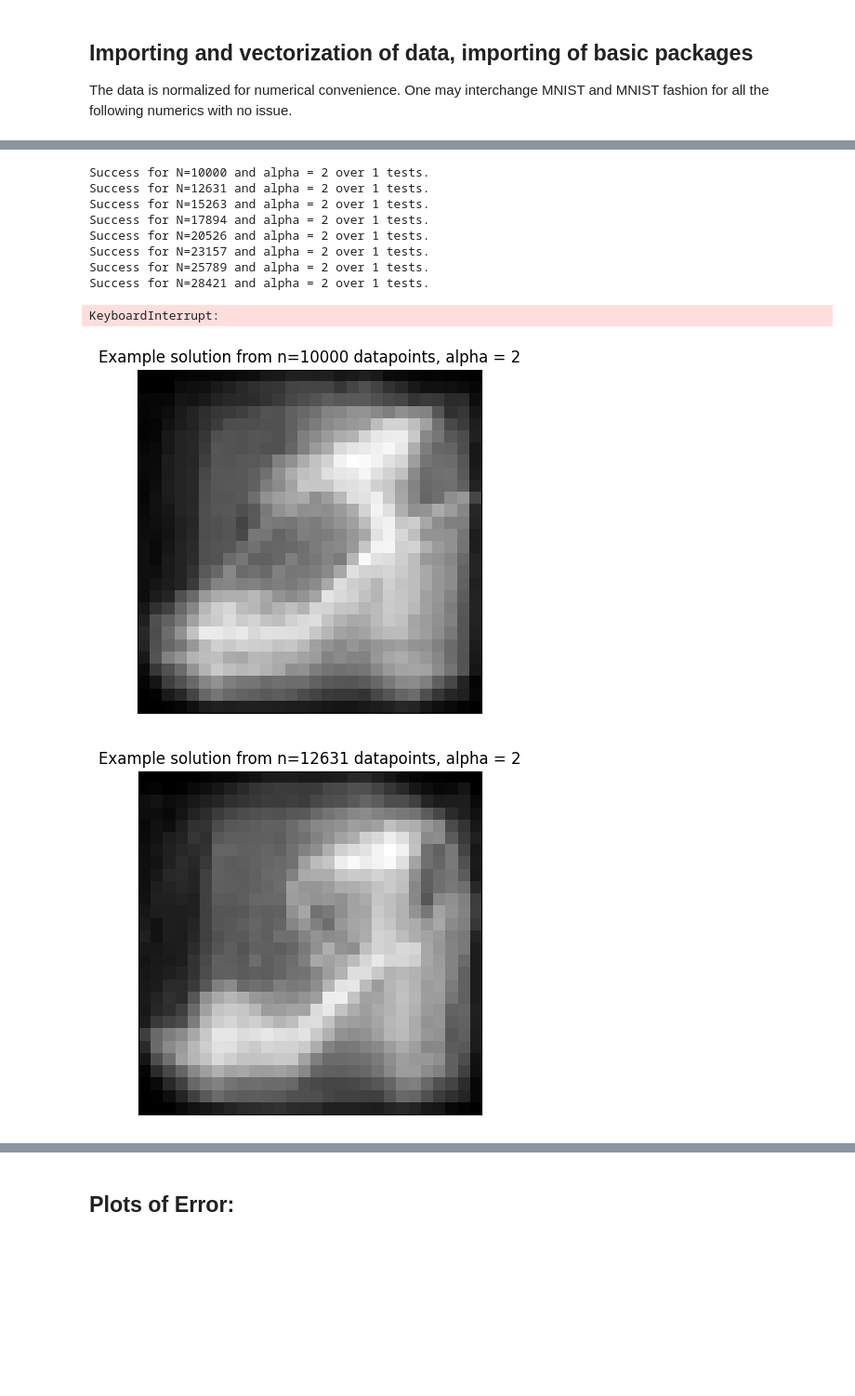
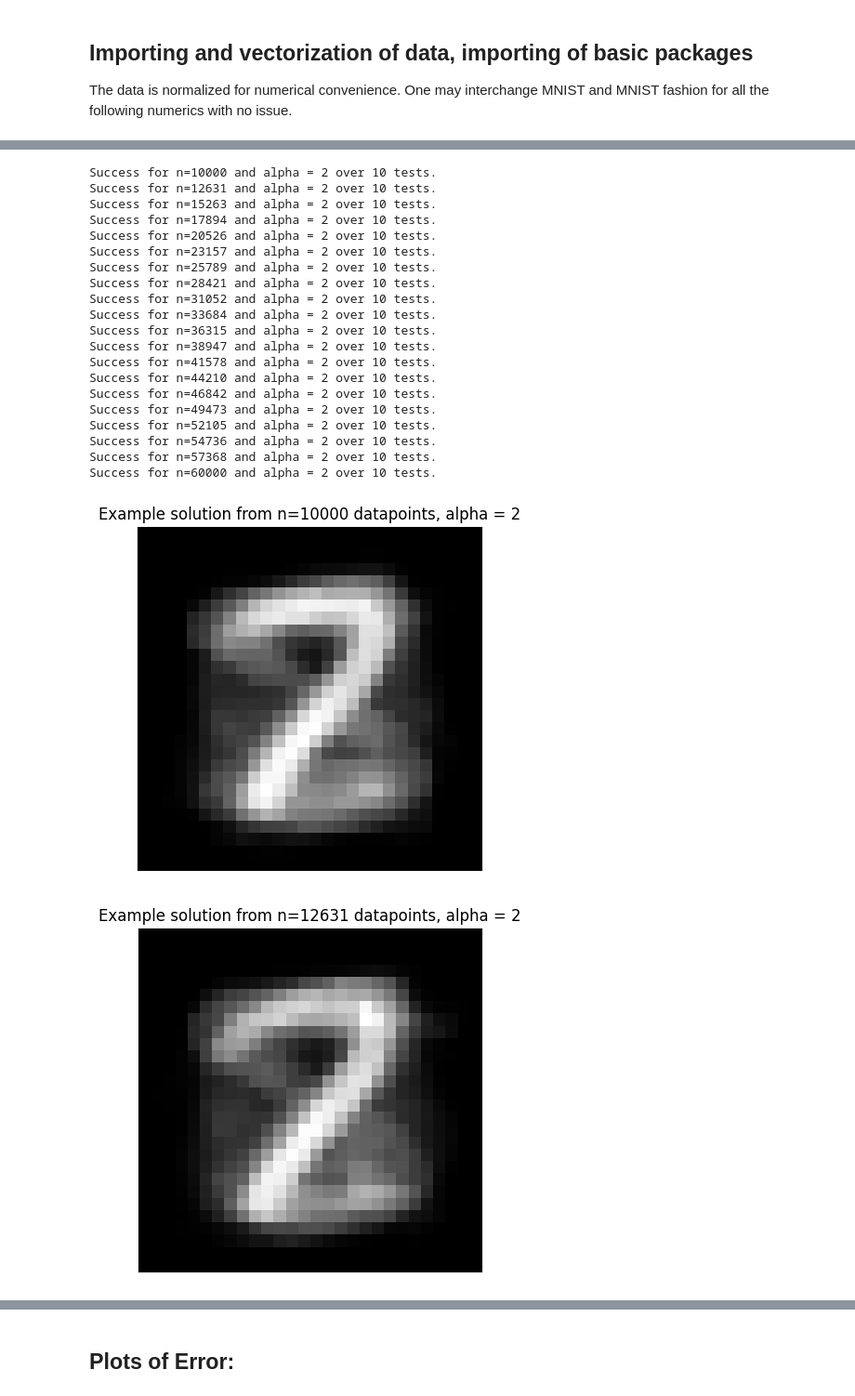
Before and after one commit to mattkingros/MEM-Denoising-and-Deblurring, a Jupyter notebook: MNIST Rates.ipynb, the cells around one changed output, grey strips where cells are left out. Shown at 93% size. Cells and saved outputs as stored; diff of their text form; code cells hidden in the pictures; blank space fills up the shorter version.

```diff
--- a/MNIST Rates.ipynb
+++ b/MNIST Rates.ipynb
@@ -9,13 +9,13 @@ The data is normalized for numerical convenience. One may interchange MNIST and
 # %%
 # Importing of dataset(s)
 
-#from keras.datasets import mnist
-#(data, labels), (_, _) = mnist.load_data()
-#data = data/255;
+from keras.datasets import mnist
+(data, labels), (_, _) = mnist.load_data()
+data = data/255;
 
-from keras.datasets import fashion_mnist
-(data, labels), (_, _) = fashion_mnist.load_data()
-data = data/255
+#from keras.datasets import fashion_mnist
+#(data, labels), (_, _) = fashion_mnist.load_data()
+#data = data/255
 
 # Basic Packages
 import numpy as np
@@ -31,7 +31,7 @@ for i in range(np.shape(data)[0]):
     vec_data[i,:] = (data[i,:,:]).flatten();
 # %%
 # One can specify an image using a filepath here
-input_img  = plt.imread('C:/Users/mking/scripts/Research/MEMM_Codebase/handdrawn_images/handdrawn_heel.png')
+input_img  = plt.imread('C:/Users/mking/scripts/Research/MEMM_Codebase/handdrawn_images/handdrawn_7.png')
 
 # Preprocessing may be necessary depending on the users' initial filetype.
 # MNIST expects 28x28 greyscale pixel images, here we have normalized between 0-1
@@ -44,8 +44,8 @@ img[img>1] = 1
 # Or, one may specify an image from the dataset as the target image.
 # Make sure to delete this image from the dataset if so.
 
-# img = vec_data[8].copy()
-# vec_data[8] = np.zeros_like(b)
+#img = vec_data[8].copy()
+#vec_data[8] = np.zeros_like(b)
 
 plt.figure()
 plt.imshow(img.reshape(28,28),cmap = 'gray')
@@ -127,7 +127,7 @@ b_gauss = b_gauss + np.random.normal(0,0.1*norm,784)
 
 b_sp = x_true.copy()
 #Salt-and-pepper corruption noise
-for i in np.arange(np.size(b)):
+for i in np.arange(np.size(b_sp)):
     random_unif = rd.uniform(0,1)
     if(random_unif < 0.2):
         b_sp[i]=0
@@ -217,51 +229,61 @@ for index_alpha,alpha in enumerate(alphas):
     func = lambda q: -np.dot(b,q) + (0.5)*(1/alpha)*np.linalg.norm(q)**2 + LogMGF(q,vec_data);
     grad = lambda q: -b + (1/alpha)*q +LogMGF_deriv(q,vec_data);
 
-    result_opt = optimize.minimize(func,y_init, method='BFGS',jac = grad)
+    result_opt = optimize.minimize(func,y_init, method='L-BFGS-B',jac = grad)
 
     x_target = LogMGF_deriv((result_opt.x),vec_data)
 
     for index_data,num_data in enumerate(num_data_learned):
 
-        for current_test in range(num_test):
+        for current_test in np.arange(num_test):
 
             # Randomly sample num_data datapoints
             indices = np.random.choice(vec_data.shape[0], num_data, replace=False)
             data_slice = vec_data[indices]
 
             # Compute solution to the dual problem
             y_init = np.random.normal(0,1/256,28**2)
             func = lambda q: -np.dot(b,q) + (0.5)*(1/alpha)*np.linalg.norm(q)**2 + LogMGF(q,data_slice);
             grad = lambda q: -b + (1/alpha)*q +LogMGF_deriv(q,data_slice);
 
-            result_opt = optimize.minimize(func,y_init, method='BFGS',jac = grad)
+            result_opt = optimize.minimize(func,y_init, method='L-BFGS-B',jac = grad)
 
             # Corresponding primal Solution
             x_final = LogMGF_deriv(result_opt.x,data_slice)
 
             error[index_data,index_alpha] = error[index_data,index_alpha] + np.linalg.norm(x_final - x_target)/np.linalg.norm(x_target);
 
-
         error[index_data,index_alpha] =  error[index_data,index_alpha]/num_test
         example_output_images[index_data,index_alpha,:] = x_final
 
         # PLot visually recovered image for given num_data (for one test)
-        print('Success for N=' + str(num_data) + ' and alpha = ' + str(alpha) +' over ' + str(num_test) + " tests.")
+        print('Success for n=' + str(num_data) + ' and alpha = ' + str(alpha) +' over ' + str(num_test) + " tests.")
 
         plt.figure()
         plt.imshow(x_final.reshape((28,28)),cmap = 'gray')
         plt.yticks([])
         plt.xticks([])
         plt.title('Example solution from n=' + str(num_data) + ' datapoints, alpha = ' + str(alpha))
 # %% [output]
-Success for N=10000 and alpha = 2 over 1 tests.
-Success for N=12631 and alpha = 2 over 1 tests.
-Success for N=15263 and alpha = 2 over 1 tests.
-Success for N=17894 and alpha = 2 over 1 tests.
-Success for N=20526 and alpha = 2 over 1 tests.
-Success for N=23157 and alpha = 2 over 1 tests.
-Success for N=25789 and alpha = 2 over 1 tests.
-Success for N=28421 and alpha = 2 over 1 tests.
+Success for n=10000 and alpha = 2 over 10 tests.
+Success for n=12631 and alpha = 2 over 10 tests.
+Success for n=15263 and alpha = 2 over 10 tests.
+Success for n=17894 and alpha = 2 over 10 tests.
+Success for n=20526 and alpha = 2 over 10 tests.
+Success for n=23157 and alpha = 2 over 10 tests.
+Success for n=25789 and alpha = 2 over 10 tests.
+Success for n=28421 and alpha = 2 over 10 tests.
+Success for n=31052 and alpha = 2 over 10 tests.
+Success for n=33684 and alpha = 2 over 10 tests.
+Success for n=36315 and alpha = 2 over 10 tests.
+Success for n=38947 and alpha = 2 over 10 tests.
+Success for n=41578 and alpha = 2 over 10 tests.
+Success for n=44210 and alpha = 2 over 10 tests.
+Success for n=46842 and alpha = 2 over 10 tests.
+Success for n=49473 and alpha = 2 over 10 tests.
+Success for n=52105 and alpha = 2 over 10 tests.
+Success for n=54736 and alpha = 2 over 10 tests.
+Success for n=57368 and alpha = 2 over 10 tests.
+Success for n=60000 and alpha = 2 over 10 tests.
-KeyboardInterrupt:
-[figure, old version]
+[figure, new version]
-[figure, old version]
+[figure, new version]
```
Also changed, not shown: parts of 20 cells of this notebook.
